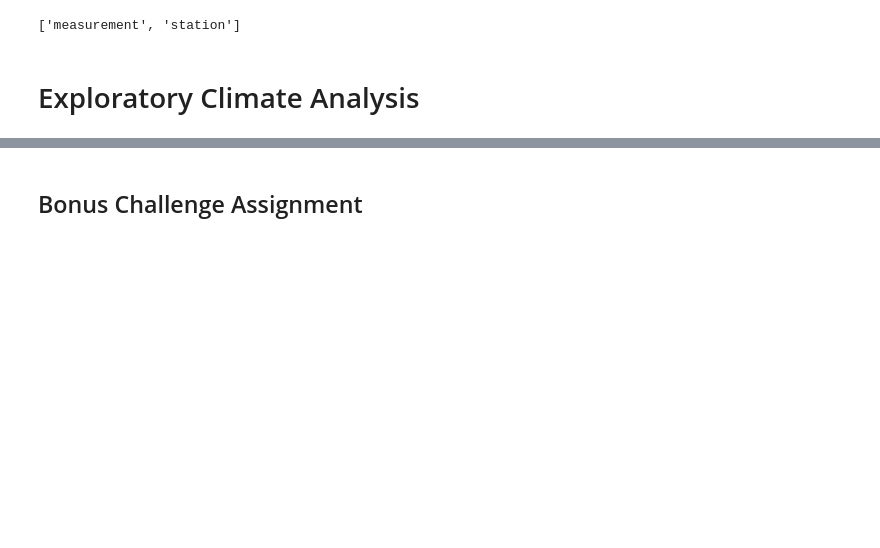
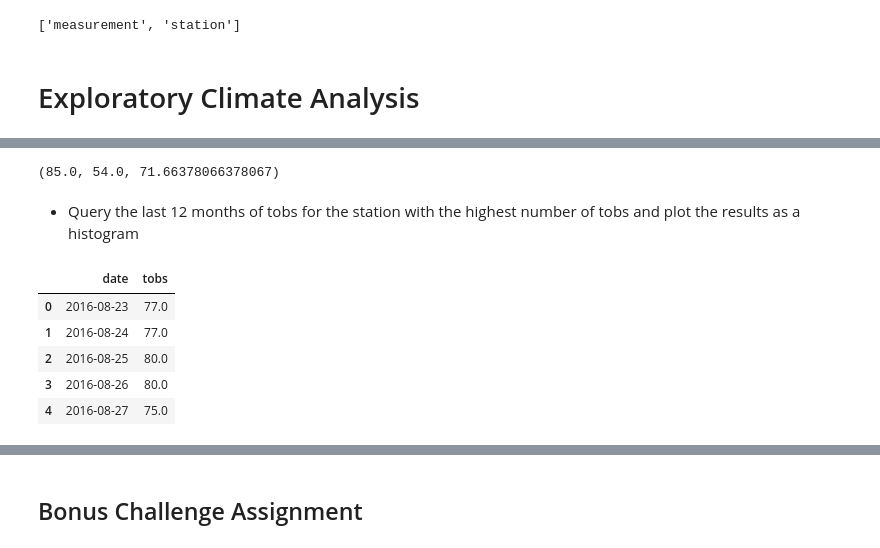
Before and after one commit to agkden/SQLAlchemy-challenge, a Jupyter notebook: climate_hawaii.ipynb, the cells around one changed output, grey strips where cells are left out. Drawn from its saved outputs; the diff is of its cells as text; code cells hidden in the pictures; blank space fills up the shorter version.

```diff
--- a/climate_hawaii.ipynb
+++ b/climate_hawaii.ipynb
@@ -129,6 +205,41 @@ session = Session(engine)
 # %%
 # Using the station id from the previous query, calculate the lowest temperature recorded,
 # highest temperature recorded, and average temperature of the most active station?
+
+        # select station,max(tobs),min(tobs),avg(tobs)
+        # from measurements
+        # where station = 'USC00519281'
+        # group by station
+
+session.query(func.max(Measurement.tobs), \
+              func.min(Measurement.tobs), \
+              func.avg(Measurement.tobs)) \
+            .filter(Measurement.station == 'USC00519281').one()
+            #.group_by(Measurement.station).all()
+# %% [output]
+(85.0, 54.0, 71.66378066378067)
+# %% [markdown]
+* Query the last 12 months of tobs for the station with the highest number of tobs and plot the results as a histogram
 # %%
 # Choose the station with the highest number of temperature observations.
-# Query the last 12 months of temperature observation data for this station and plot the results as a histogram
+# Query the last 12 months of temperature observation data for this station
+
+        # select date, tobs
+        # from measurements
+        # where station= and date>=
+        # order by date desc;
+
+tobs_data=session.query(Measurement.date, Measurement.tobs) \
+            .filter((Measurement.station=='USC00519281')\
+                    ,(Measurement.date>=year_ago)).all()
+
+# save the query results as a Pandas DataFrame
+tobs_df=pd.DataFrame(tobs_data)
+tobs_df.head()
+# %% [output]
+|  | date | tobs |
+| 0 | 2016-08-23 | 77.0 |
+| 1 | 2016-08-24 | 77.0 |
+| 2 | 2016-08-25 | 80.0 |
+| 3 | 2016-08-26 | 80.0 |
+| 4 | 2016-08-27 | 75.0 |
```
Also changed, not shown: parts of 7 cells of this notebook.
